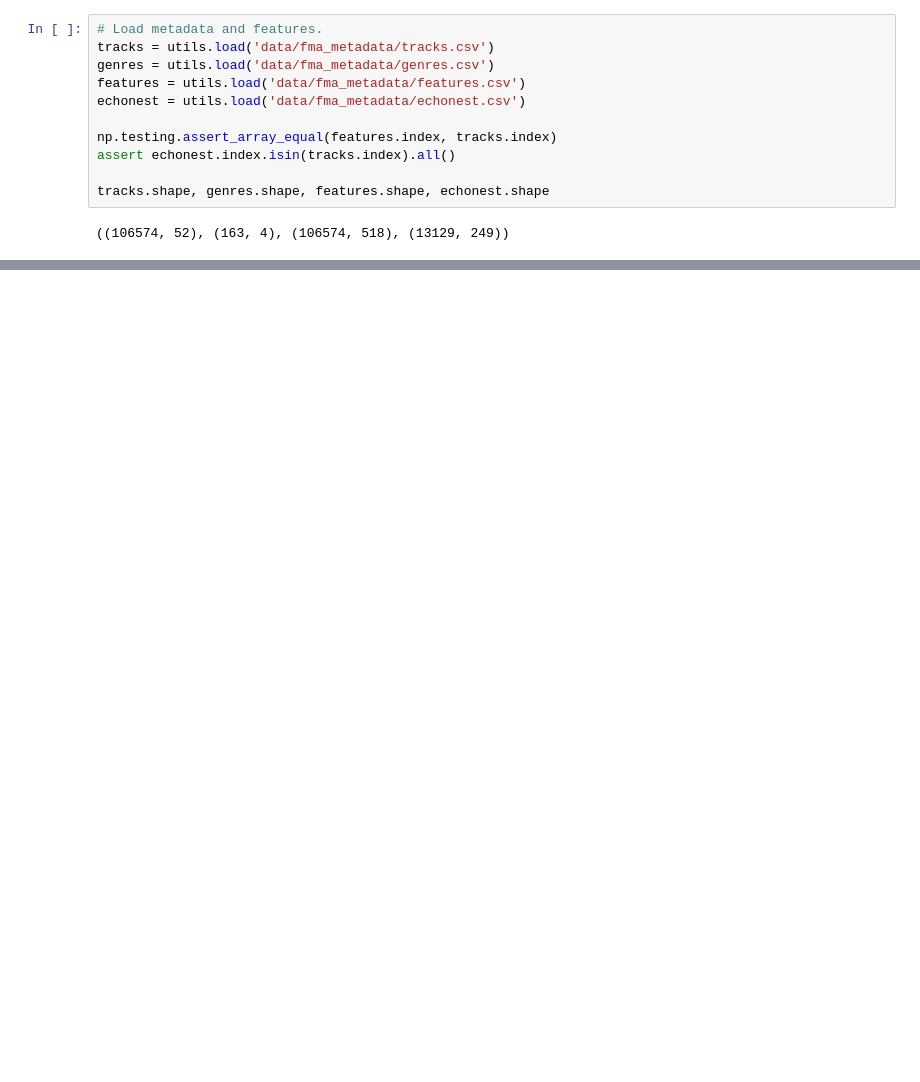
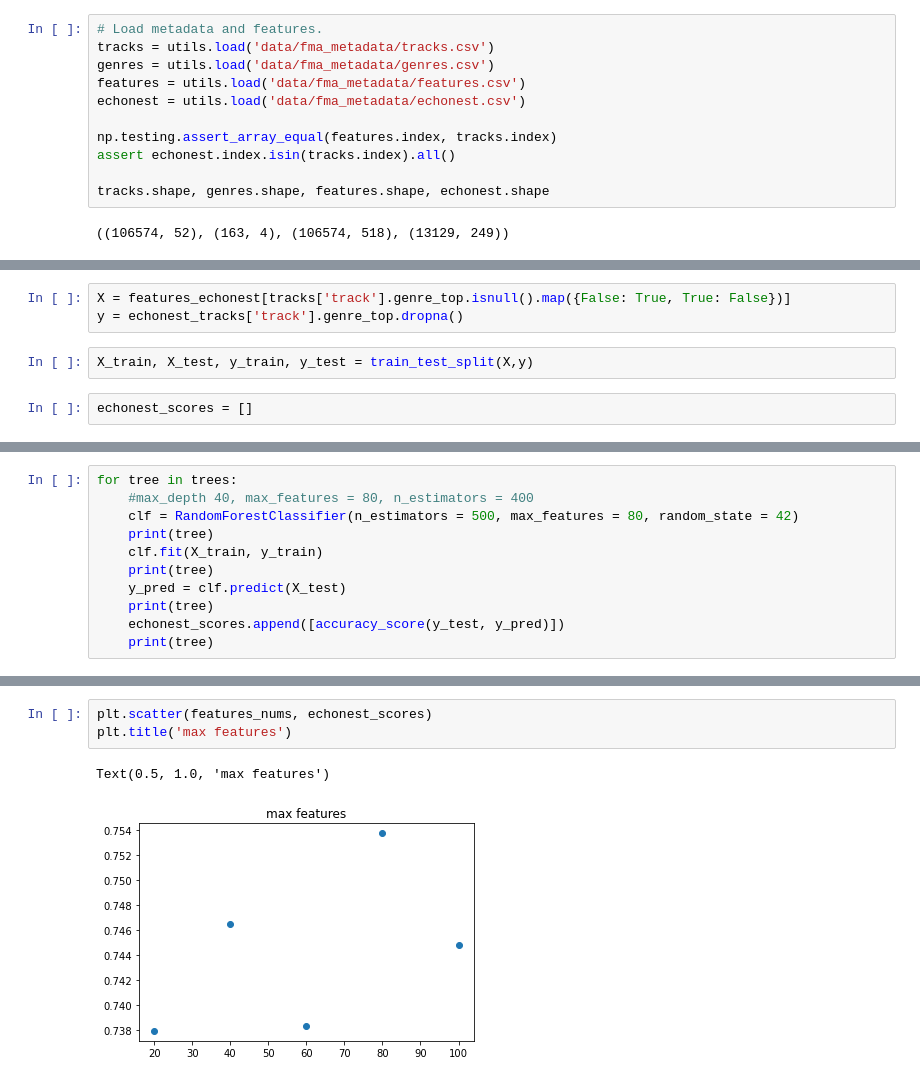
Before and after one commit to atsai24/music_audio_analysis, a Jupyter notebook: metadata_pipeline.ipynb, the cells around one changed output, grey strips where cells are left out. Cells and saved outputs as stored; diff of their text form; blank space fills up the shorter version.

```diff
--- a/metadata_pipeline.ipynb
+++ b/metadata_pipeline.ipynb
@@ -48,0 +188,7 @@ plt.plot(features['chroma_cens']['kurtosis'].iloc[2])
+# %%
+X = features_echonest[tracks['track'].genre_top.isnull().map({False: True, True: False})]
+y = echonest_tracks['track'].genre_top.dropna()
+# %%
+X_train, X_test, y_train, y_test = train_test_split(X,y)
+# %%
+echonest_scores = []
@@ -48,0 +197,11 @@ plt.plot(features['chroma_cens']['kurtosis'].iloc[2])
+# %%
+for tree in trees:
+    #max_depth 40, max_features = 80, n_estimators = 400
+    clf = RandomForestClassifier(n_estimators = 500, max_features = 80, random_state = 42)
+    print(tree)
+    clf.fit(X_train, y_train)
+    print(tree)
+    y_pred = clf.predict(X_test)
+    print(tree)
+    echonest_scores.append([accuracy_score(y_test, y_pred)])
+    print(tree)
@@ -48,0 +226,6 @@ plt.plot(features['chroma_cens']['kurtosis'].iloc[2])
+# %%
+plt.scatter(features_nums, echonest_scores)
+plt.title('max features')
+# %% [output]
+Text(0.5, 1.0, 'max features')
+[figure, added]
```
Also changed, not shown: parts of 54 cells of this notebook, 1 other file.
